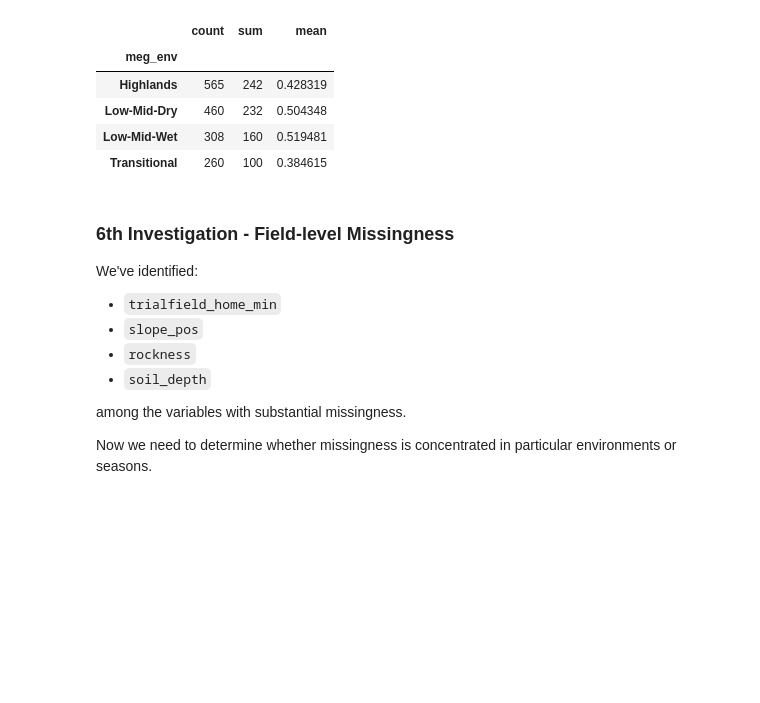
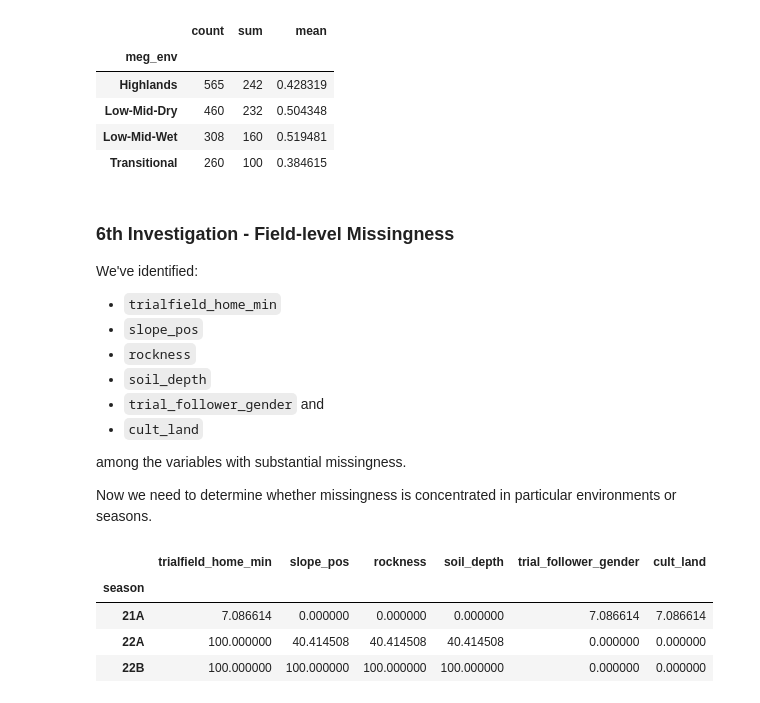
Before and after one commit to Vin-Okumu/maize-yield-optimization-rwanda, a Jupyter notebook: 02_Notebooks/01_data_audit.ipynb, the cells around one changed output. Cells and saved outputs as stored; diff of their text form; code cells hidden in the pictures; blank space fills up the shorter version.

```diff
--- a/02_Notebooks/01_data_audit.ipynb
+++ b/02_Notebooks/01_data_audit.ipynb
@@ -1815,7 +1815,20 @@ We've identified:
 - `slope_pos`
 - `rockness`
 - `soil_depth`
+- `trial_follower_gender` and
+- `cult_land`
 
 among the variables with substantial missingness.
 
 Now we need to determine whether missingness is concentrated in particular environments or seasons.
+# %%
+field_df.groupby("season")[
+    ["trialfield_home_min", "slope_pos", "rockness", "soil_depth",
+     "trial_follower_gender", "cult_land"]
+].apply(lambda x: x.isna().mean() * 100)
+# %% [output]
+|  | trialfield_home_min | slope_pos | rockness | soil_depth | trial_follower_gender | cult_land |
+| season |  |  |  |  |  |  |
+| 21A | 7.086614 | 0.000000 | 0.000000 | 0.000000 | 7.086614 | 7.086614 |
+| 22A | 100.000000 | 40.414508 | 40.414508 | 40.414508 | 0.000000 | 0.000000 |
+| 22B | 100.000000 | 100.000000 | 100.000000 | 100.000000 | 0.000000 | 0.000000 |
```
Also changed, not shown: parts of 6 cells of this notebook.
